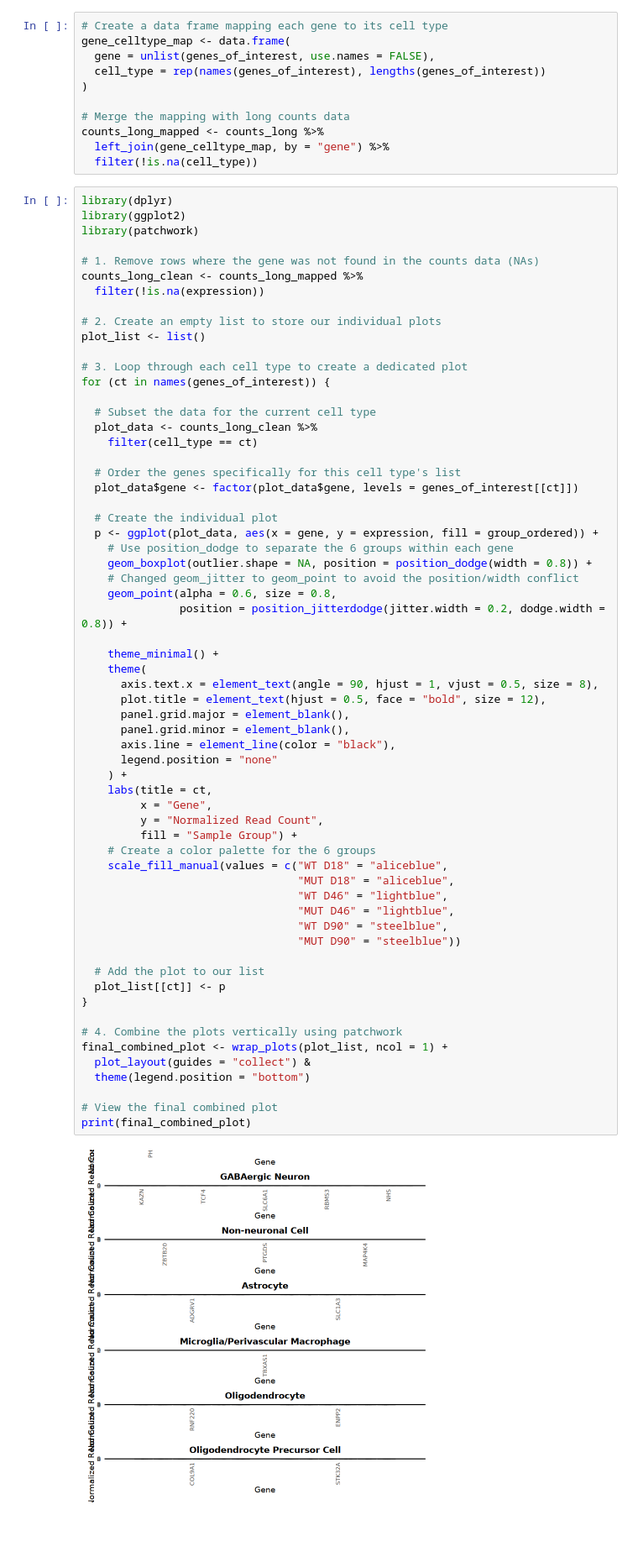
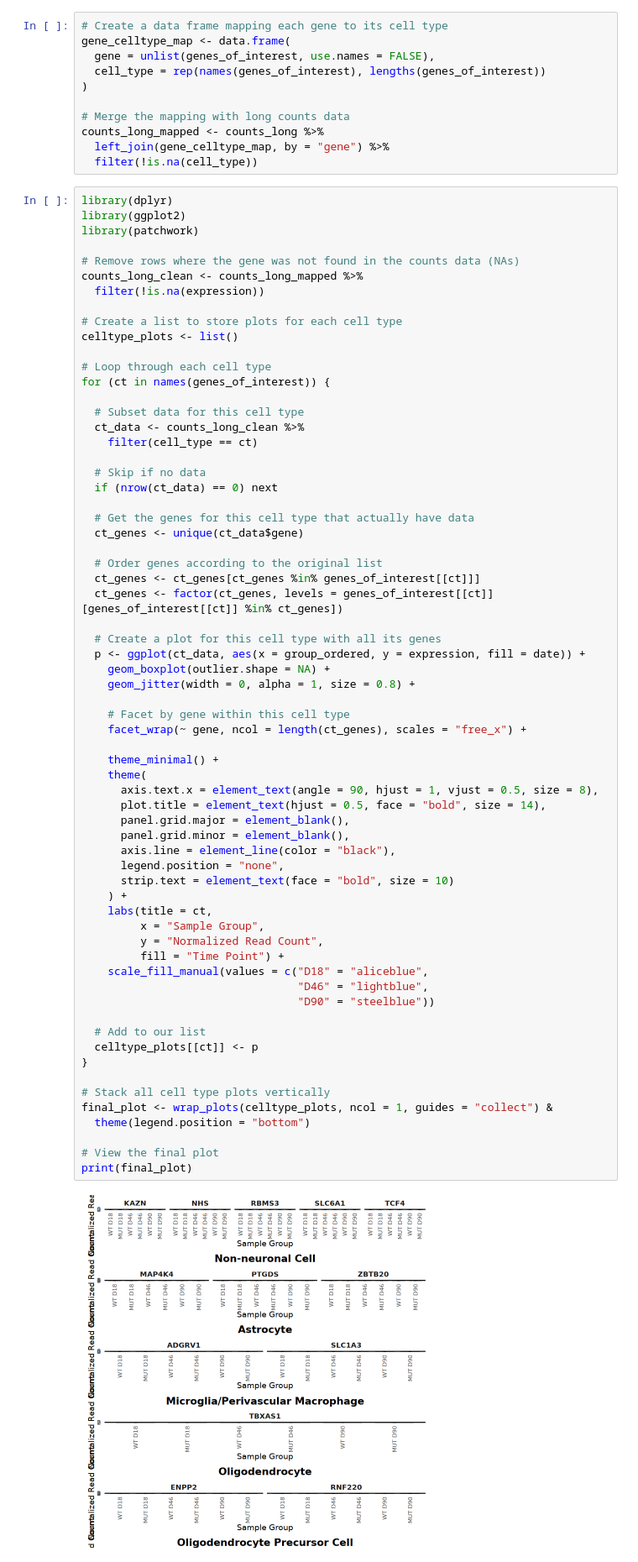
Before and after one commit to vhaghani26/Fink_Klaudia_RNAseq_2026, a Jupyter notebook: 19_Cell_Type_Marker_Box_Plots.ipynb, the cells around one changed output. Shown at 84% size. Cells and saved outputs as stored; diff of their text form; blank space fills up the shorter version.

```diff
--- a/19_Cell_Type_Marker_Box_Plots.ipynb
+++ b/19_Cell_Type_Marker_Box_Plots.ipynb
@@ -185,66 +185,69 @@ counts_long_mapped <- counts_long %>%
 # %%
 library(dplyr)
 library(ggplot2)
 library(patchwork)
 
-# 1. Remove rows where the gene was not found in the counts data (NAs)
+# Remove rows where the gene was not found in the counts data (NAs)
 counts_long_clean <- counts_long_mapped %>%
   filter(!is.na(expression))
 
-# 2. Create an empty list to store our individual plots
-plot_list <- list()
+# Create a list to store plots for each cell type
+celltype_plots <- list()
 
-# 3. Loop through each cell type to create a dedicated plot
+# Loop through each cell type
 for (ct in names(genes_of_interest)) {
 
-  # Subset the data for the current cell type
-  plot_data <- counts_long_clean %>%
+  # Subset data for this cell type
+  ct_data <- counts_long_clean %>%
     filter(cell_type == ct)
 
-  # Order the genes specifically for this cell type's list
-  plot_data$gene <- factor(plot_data$gene, levels = genes_of_interest[[ct]])
+  # Skip if no data
+  if (nrow(ct_data) == 0) next
 
-  # Create the individual plot
-  p <- ggplot(plot_data, aes(x = gene, y = expression, fill = group_ordered)) +
-    # Use position_dodge to separate the 6 groups within each gene
-    geom_boxplot(outlier.shape = NA, position = position_dodge(width = 0.8)) +
-    # Changed geom_jitter to geom_point to avoid the position/width conflict
-    geom_point(alpha = 0.6, size = 0.8,
-               position = position_jitterdodge(jitter.width = 0.2, dodge.width = 0.8)) +
+  # Get the genes for this cell type that actually have data
+  ct_genes <- unique(ct_data$gene)
+
+  # Order genes according to the original list
+  ct_genes <- ct_genes[ct_genes %in% genes_of_interest[[ct]]]
+  ct_genes <- factor(ct_genes, levels = genes_of_interest[[ct]][genes_of_interest[[ct]] %in% ct_genes])
+
+  # Create a plot for this cell type with all its genes
+  p <- ggplot(ct_data, aes(x = group_ordered, y = expression, fill = date)) +
+    geom_boxplot(outlier.shape = NA) +
+    geom_jitter(width = 0, alpha = 1, size = 0.8) +
+
+    # Facet by gene within this cell type
+    facet_wrap(~ gene, ncol = length(ct_genes), scales = "free_x") +
 
     theme_minimal() +
     theme(
       axis.text.x = element_text(angle = 90, hjust = 1, vjust = 0.5, size = 8),
-      plot.title = element_text(hjust = 0.5, face = "bold", size = 12),
+      plot.title = element_text(hjust = 0.5, face = "bold", size = 14),
       panel.grid.major = element_blank(),
       panel.grid.minor = element_blank(),
       axis.line = element_line(color = "black"),
-      legend.position = "none"
+      legend.position = "none",
+      strip.text = element_text(face = "bold", size = 10)
     ) +
     labs(title = ct,
-         x = "Gene",
+         x = "Sample Group",
          y = "Normalized Read Count",
-         fill = "Sample Group") +
-    # Create a color palette for the 6 groups
-    scale_fill_manual(values = c("WT D18" = "aliceblue",
-                                 "MUT D18" = "aliceblue",
-                                 "WT D46" = "lightblue",
-                                 "MUT D46" = "lightblue",
-                                 "WT D90" = "steelblue",
-                                 "MUT D90" = "steelblue"))
+         fill = "Time Point") +
+    scale_fill_manual(values = c("D18" = "aliceblue",
+                                 "D46" = "lightblue",
+                                 "D90" = "steelblue"))
 
-  # Add the plot to our list
-  plot_list[[ct]] <- p
+  # Add to our list
+  celltype_plots[[ct]] <- p
 }
 
-# 4. Combine the plots vertically using patchwork
-final_combined_plot <- wrap_plots(plot_list, ncol = 1) +
-  plot_layout(guides = "collect") &
+# Stack all cell type plots vertically
+final_plot <- wrap_plots(celltype_plots, ncol = 1, guides = "collect") &
   theme(legend.position = "bottom")
 
-# View the final combined plot
-print(final_combined_plot)
+# View the final plot
+print(final_plot)
 # %% [output]
-[figure, old version]
+[figure, new version]
 # %%
 ggsave("cell_type_marker_expression_plot.pdf",
```
Also changed, not shown: parts of 1 cell of this notebook.
